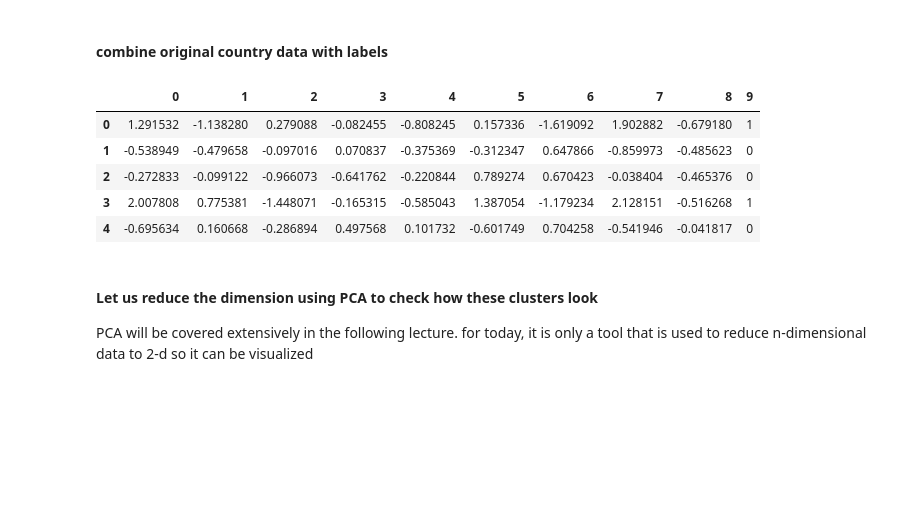
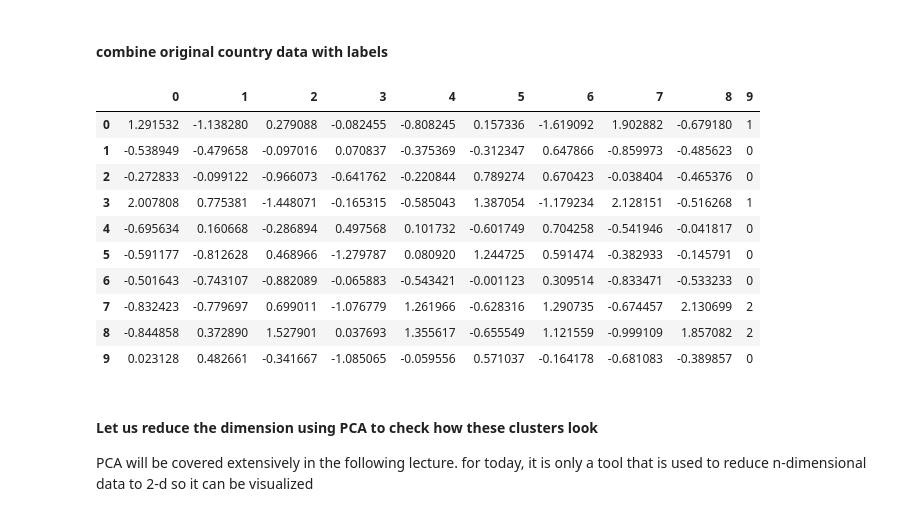
Before and after one commit to arunabh15091989/LighthouseLabs-LectureNotes, a Jupyter notebook: W3D4/Unsupervised Learning - W3D4.ipynb, the cells around one changed output. Cells and saved outputs as stored; diff of their text form; code cells hidden in the pictures; blank space fills up the shorter version.

```diff
--- a/W3D4/Unsupervised Learning - W3D4.ipynb
+++ b/W3D4/Unsupervised Learning - W3D4.ipynb
@@ -149,14 +156,19 @@ dtype: int64
 scaled_df = pd.DataFrame(data_scaled)
 scaled_df['9'] = pd.Series(km_3.labels_)
 # %%
-scaled_df.head()
+scaled_df.head(10)
 # %% [output]
 |  | 0 | 1 | 2 | 3 | 4 | 5 | 6 | 7 | 8 | 9 |
 | 0 | 1.291532 | -1.138280 | 0.279088 | -0.082455 | -0.808245 | 0.157336 | -1.619092 | 1.902882 | -0.679180 | 1 |
 | 1 | -0.538949 | -0.479658 | -0.097016 | 0.070837 | -0.375369 | -0.312347 | 0.647866 | -0.859973 | -0.485623 | 0 |
 | 2 | -0.272833 | -0.099122 | -0.966073 | -0.641762 | -0.220844 | 0.789274 | 0.670423 | -0.038404 | -0.465376 | 0 |
 | 3 | 2.007808 | 0.775381 | -1.448071 | -0.165315 | -0.585043 | 1.387054 | -1.179234 | 2.128151 | -0.516268 | 1 |
 | 4 | -0.695634 | 0.160668 | -0.286894 | 0.497568 | 0.101732 | -0.601749 | 0.704258 | -0.541946 | -0.041817 | 0 |
+| 5 | -0.591177 | -0.812628 | 0.468966 | -1.279787 | 0.080920 | 1.244725 | 0.591474 | -0.382933 | -0.145791 | 0 |
+| 6 | -0.501643 | -0.743107 | -0.882089 | -0.065883 | -0.543421 | -0.001123 | 0.309514 | -0.833471 | -0.533233 | 0 |
+| 7 | -0.832423 | -0.779697 | 0.699011 | -1.076779 | 1.261966 | -0.628316 | 1.290735 | -0.674457 | 2.130699 | 2 |
+| 8 | -0.844858 | 0.372890 | 1.527901 | 0.037693 | 1.355617 | -0.655549 | 1.121559 | -0.999109 | 1.857082 | 2 |
+| 9 | 0.023128 | 0.482661 | -0.341667 | -1.085065 | -0.059556 | 0.571037 | -0.164178 | -0.681083 | -0.389857 | 0 |
 # %% [markdown]
 #### Let us reduce the dimension using PCA to check how these clusters look
 PCA will be covered extensively in the following lecture. for today, it is only a tool that is used to reduce n-dimensional data to 2-d so it can be visualized
```
Also changed, not shown: parts of 7 cells of this notebook, 2 other files.
